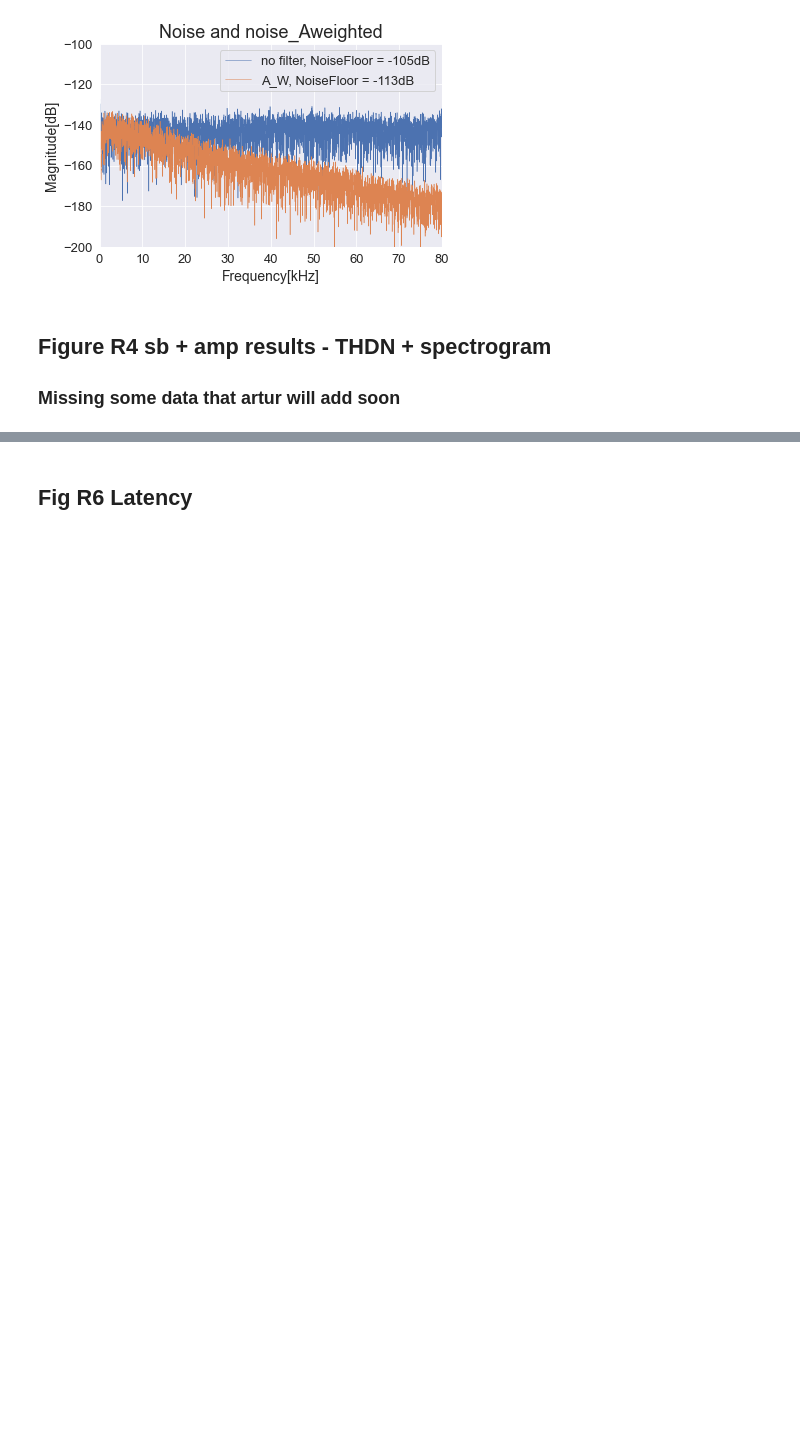
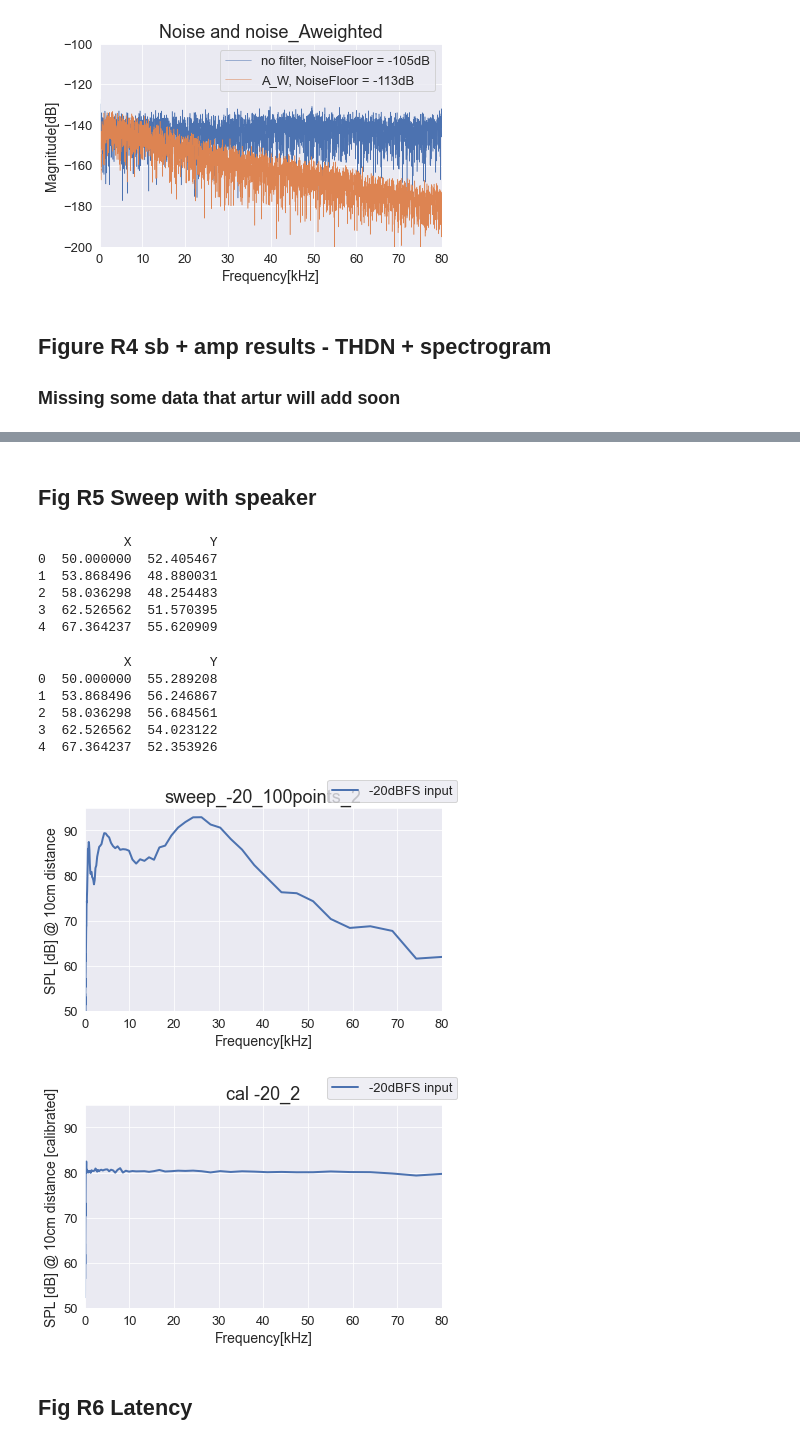
Before and after one commit to bruno-f-cruz/SoundBoard_cfhw, a Jupyter notebook: AnalysisCode/FFT_characterization.ipynb, the cells around one changed output, grey strips where cells are left out. Saved outputs shown, nothing was run; the diff lists cells and outputs as text; code cells hidden in the pictures; blank space fills up the shorter version.

```diff
--- a/AnalysisCode/FFT_characterization.ipynb
+++ b/AnalysisCode/FFT_characterization.ipynb
@@ -426,3 +431,52 @@ plt.show()
+# %% [markdown]
+## Fig R5 Sweep with speaker
+# %%
+sweep_path = dataTargetFolder / "Fig R5 sweep_02_08.xlsx"
+sheetName = 'sweep_-20_100points_2'
+d = load_xlsx_sheet(sweep_path, skiprows = 15, col1 = 0, col2 = 11, sheetName=sheetName)
+print(d.head())
+fig, ax = plot_quick_XY(d, figsize = default_fig_size,
+    c = myColorPal[0],
+    title = sheetName,
+    xlabel = "Frequency[kHz]",
+    ylabel = "SPL [dB] @ 10cm distance",
+    xlim = (0,80), label = "-20dBFS input", linewidth= 2)
+fig.legend()
+ax.set_ylim((50,95))
+fig.savefig(genpath(sweep_path.name + '_' + sheetName))
+fig.show()
+
+
+
+sweep_path = dataTargetFolder / "Fig R5 sweep_02_08.xlsx"
+sheetName = 'cal -20_2'
+d = load_xlsx_sheet(sweep_path, skiprows = 15, col1 = 0, col2 = 11, sheetName=sheetName)
+print(d.head())
+fig, ax = plot_quick_XY(d, figsize = default_fig_size,
+    c = myColorPal[0],
+    title = sheetName,
+    xlabel = "Frequency[kHz]",
+    ylabel = "SPL [dB] @ 10cm distance [calibrated]",
+    xlim = (0,80), label = "-20dBFS input", linewidth= 2)
+fig.legend()
+ax.set_ylim((50,95))
+fig.savefig(genpath(sweep_path.name + '_' + sheetName))
+fig.show()
+# %% [output]
+           X          Y
+0  50.000000  52.405467
+1  53.868496  48.880031
+2  58.036298  48.254483
+3  62.526562  51.570395
+4  67.364237  55.620909
+           X          Y
+0  50.000000  55.289208
+1  53.868496  56.246867
+2  58.036298  56.684561
+3  62.526562  54.023122
+4  67.364237  52.353926
+[figure, added]
+[figure, added]
 # %% [markdown]
 ## Fig R6 Latency
 # %%
```
Also changed, not shown: parts of 8 cells of this notebook, 3 other files.
